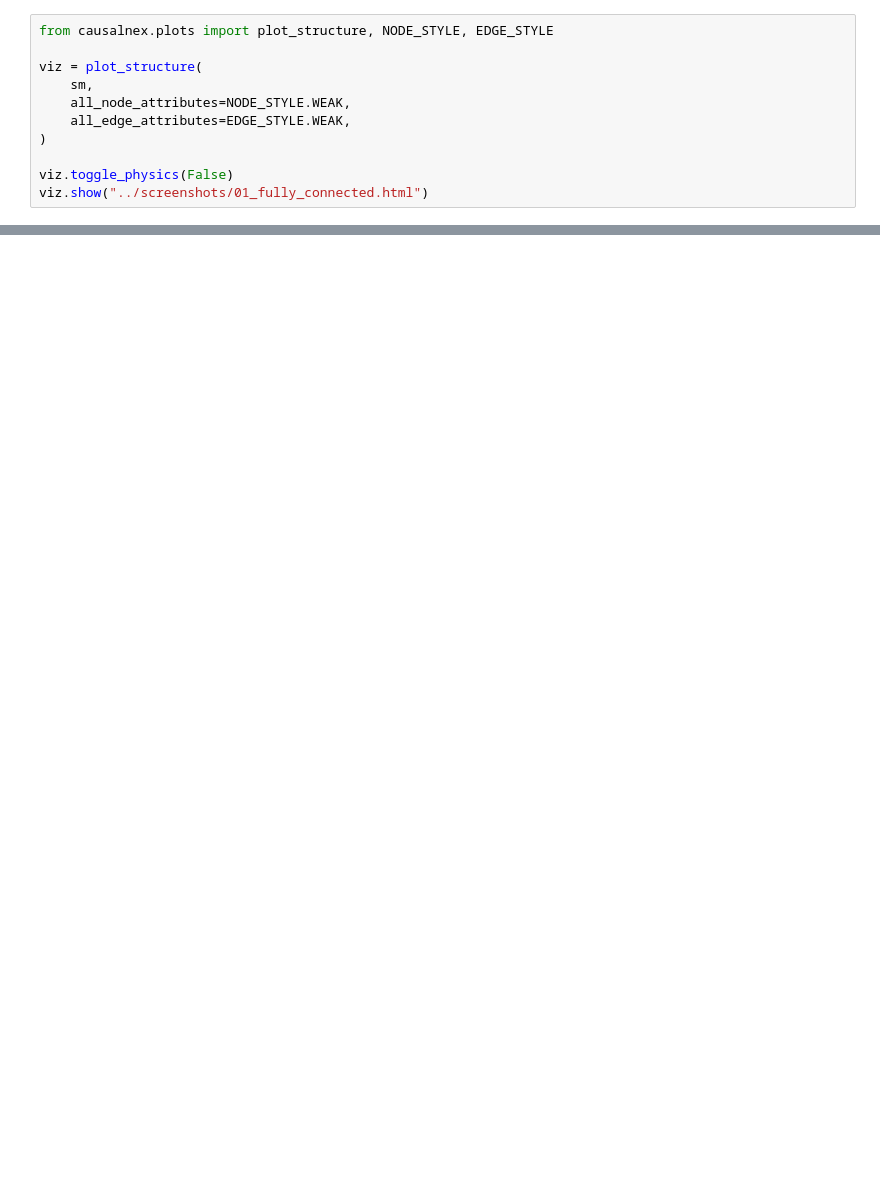
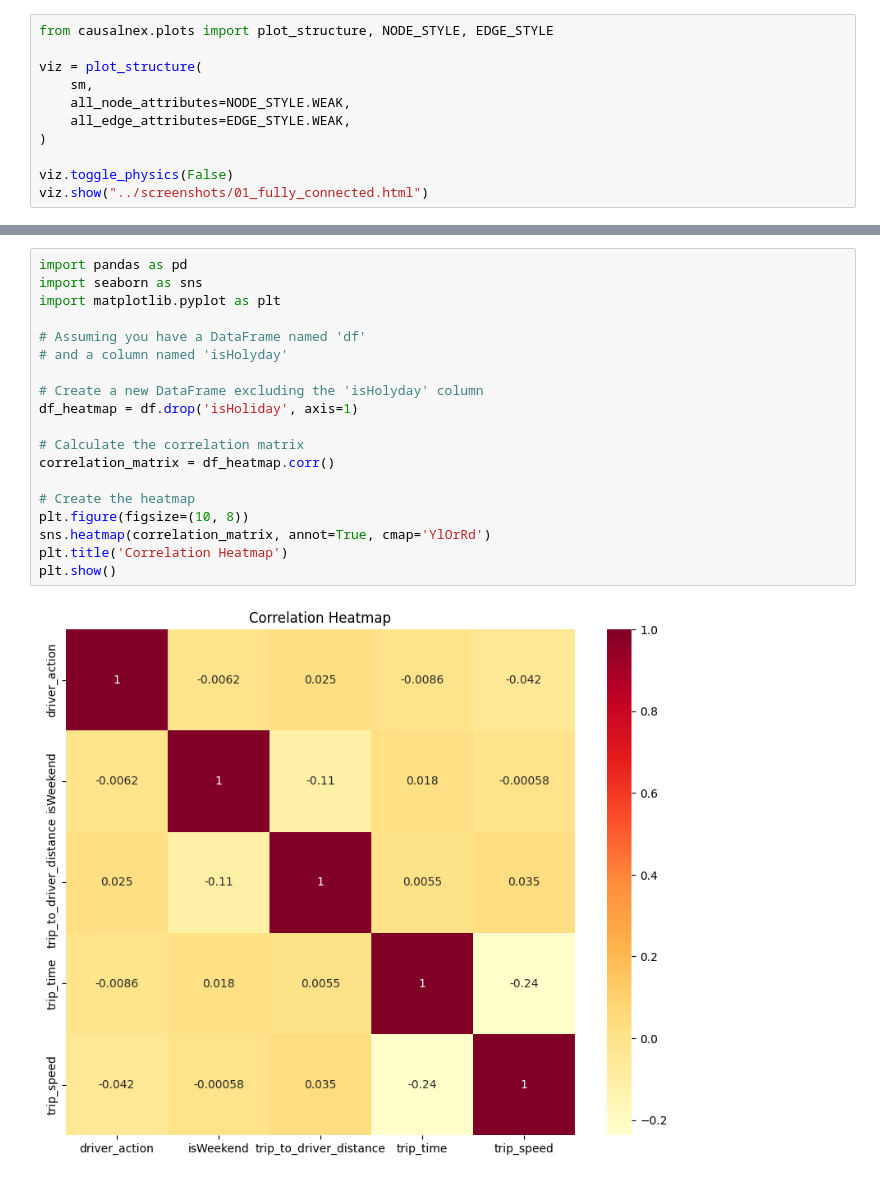
Before and after one commit to GetachewAbebe/Logistics_Optimization_with_Casual_Inference, a Jupyter notebook: notebooks/casual_inference.ipynb, the cells around one changed output, grey strips where cells are left out. Saved outputs shown, nothing was run; the diff lists cells and outputs as text; blank space fills up the shorter version.

```diff
--- a/notebooks/casual_inference.ipynb
+++ b/notebooks/casual_inference.ipynb
@@ -142,0 +146,21 @@ viz.show("../screenshots/03_fully_connected.html")
+# %%
+import pandas as pd
+import seaborn as sns
+import matplotlib.pyplot as plt
+
+# Assuming you have a DataFrame named 'df'
+# and a column named 'isHolyday'
+
+# Create a new DataFrame excluding the 'isHolyday' column
+df_heatmap = df.drop('isHoliday', axis=1)
+
+# Calculate the correlation matrix
+correlation_matrix = df_heatmap.corr()
+
+# Create the heatmap
+plt.figure(figsize=(10, 8))
+sns.heatmap(correlation_matrix, annot=True, cmap='YlOrRd')
+plt.title('Correlation Heatmap')
+plt.show()
+# %% [output]
+[figure, added]
```
Also changed, not shown: parts of 7 cells of this notebook, 4 other files.
